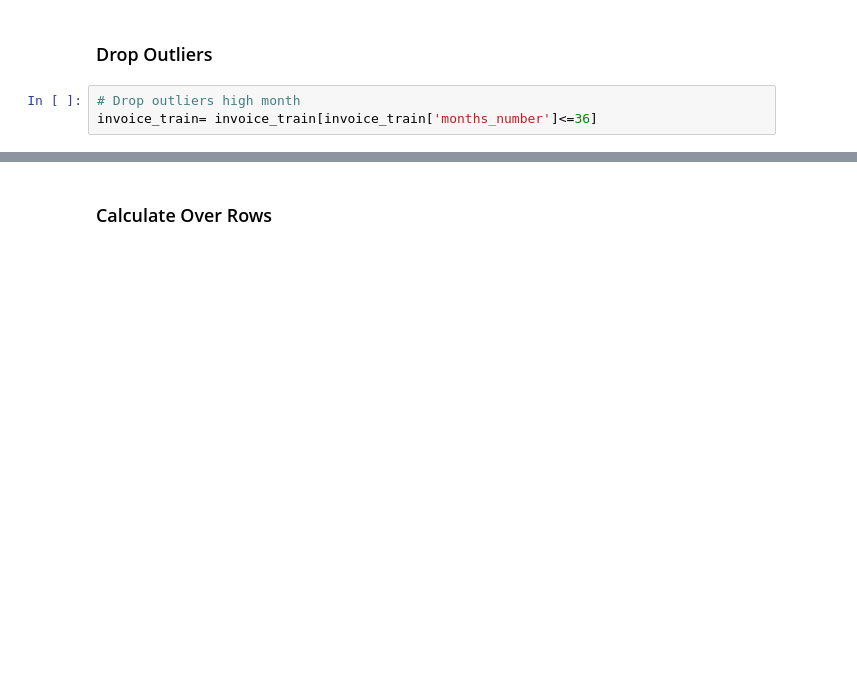
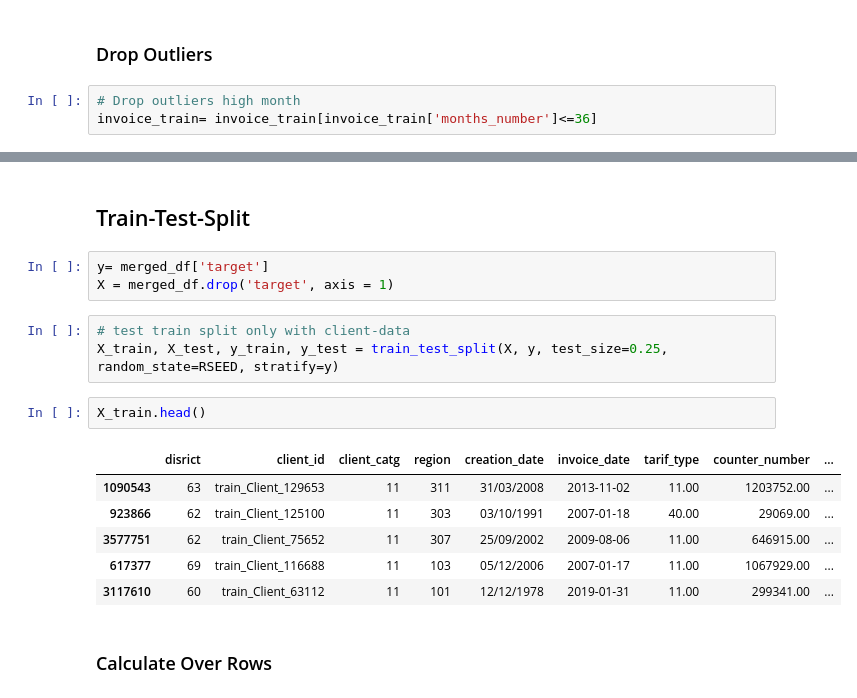
Before and after one commit to MaJo632/my_ml_project, a Jupyter notebook: 0306_EDA_FEATUREENG.ipynb, the cells around one changed output, grey strips where cells are left out. Cells and saved outputs as stored; diff of their text form; blank space fills up the shorter version.

```diff
--- a/0306_EDA_FEATUREENG.ipynb
+++ b/0306_EDA_FEATUREENG.ipynb
@@ -28,3 +65,20 @@ invoice_train= invoice_train[invoice_train['months_number']<=36]
+# %% [markdown]
+## Train-Test-Split
+# %%
+y= merged_df['target']
+X = merged_df.drop('target', axis = 1)
+# %%
+# test train split only with client-data
+X_train, X_test, y_train, y_test = train_test_split(X, y, test_size=0.25, random_state=RSEED, stratify=y)
+# %%
+X_train.head()
+# %% [output]
+|  | disrict | client_id | client_catg | region | creation_date | invoice_date | tarif_type | counter_number | ... |
+| 1090543 | 63 | train_Client_129653 | 11 | 311 | 31/03/2008 | 2013-11-02 | 11.00 | 1203752.00 | ... |
+| 923866 | 62 | train_Client_125100 | 11 | 303 | 03/10/1991 | 2007-01-18 | 40.00 | 29069.00 | ... |
+| 3577751 | 62 | train_Client_75652 | 11 | 307 | 25/09/2002 | 2009-08-06 | 11.00 | 646915.00 | ... |
+| 617377 | 69 | train_Client_116688 | 11 | 103 | 05/12/2006 | 2007-01-17 | 11.00 | 1067929.00 | ... |
+| 3117610 | 60 | train_Client_63112 | 11 | 101 | 12/12/1978 | 2019-01-31 | 11.00 | 299341.00 | ... |
 # %% [markdown]
 ### Calculate Over Rows
 # %%
```
Also changed, not shown: parts of 25 cells of this notebook.
